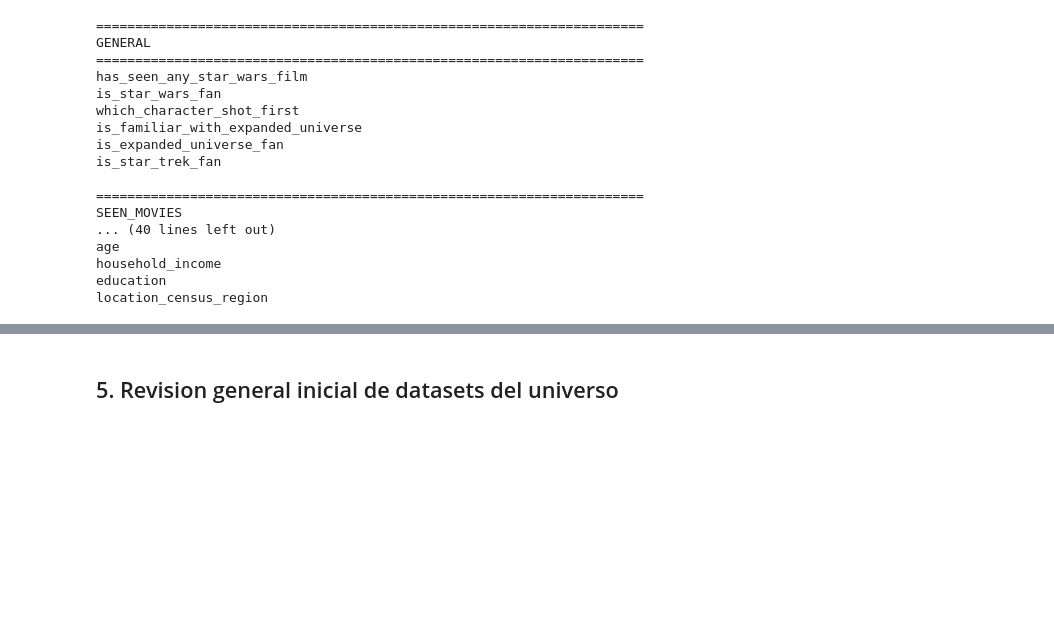
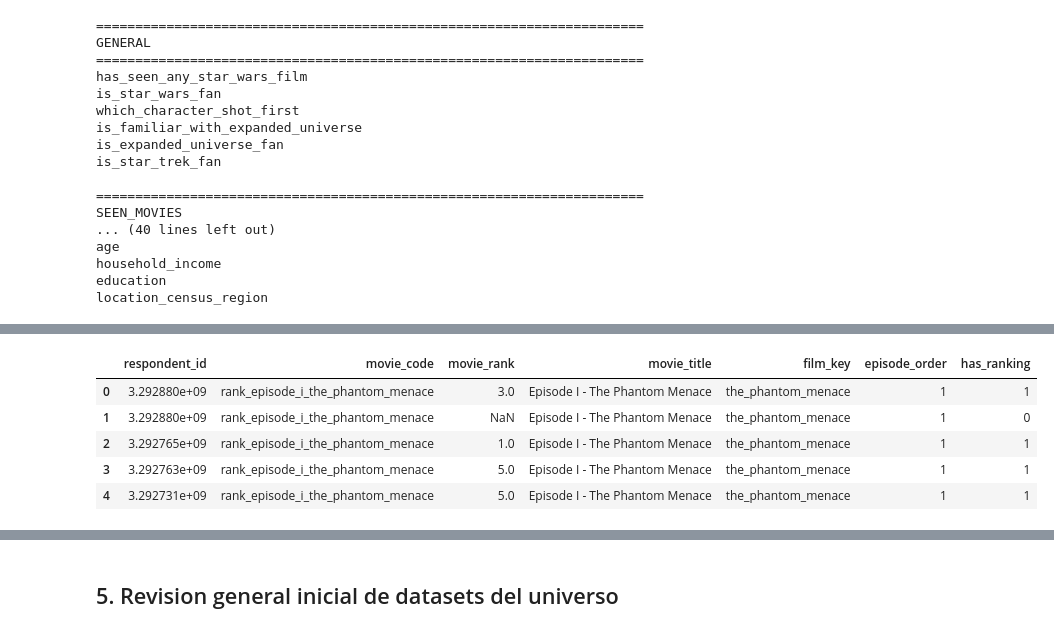
Before and after one commit to elenacarino-max/DashboardStarWars, a Jupyter notebook: notebooks/01_eda_star_wars.ipynb, the cells around one changed output, grey strips where cells are left out. Drawn from its saved outputs; the diff is of its cells as text; code cells hidden in the pictures; blank space fills up the shorter version.

Commit message:
Add Star Wars film business dataset

```diff
--- a/notebooks/01_eda_star_wars.ipynb
+++ b/notebooks/01_eda_star_wars.ipynb
@@ -1109,0 +1129,79 @@ print("CSV de encuesta exportados en:", PROCESSED_DIR)
+# %%
+# TABLAS LARGAS PARA POWER BI
+
+PROCESSED_DIR = Path("data/processed")
+PROCESSED_DIR.mkdir(parents=True, exist_ok=True)
+
+movie_labels = {
+    "seen_episode_i_the_phantom_menace": "Episode I - The Phantom Menace",
+    "seen_episode_ii_attack_of_the_clones": "Episode II - Attack of the Clones",
+    "seen_episode_iii_revenge_of_the_sith": "Episode III - Revenge of the Sith",
+    "seen_episode_iv_a_new_hope": "Episode IV - A New Hope",
+    "seen_episode_v_the_empire_strikes_back": "Episode V - The Empire Strikes Back",
+    "seen_episode_vi_return_of_the_jedi": "Episode VI - Return of the Jedi",
+}
+movie_keys = {
+    "seen_episode_i_the_phantom_menace": "the_phantom_menace",
+    "seen_episode_ii_attack_of_the_clones": "attack_of_the_clones",
+    "seen_episode_iii_revenge_of_the_sith": "revenge_of_the_sith",
+    "seen_episode_iv_a_new_hope": "a_new_hope",
+    "seen_episode_v_the_empire_strikes_back": "the_empire_strikes_back",
+    "seen_episode_vi_return_of_the_jedi": "return_of_the_jedi",
+}
+rank_labels = {col: movie_labels[col.replace("rank_", "seen_")] for col in ranking_columns}
+rank_keys = {col: movie_keys[col.replace("rank_", "seen_")] for col in ranking_columns}
+character_labels = {col: col.replace("opinion_", "").replace("_", " ").title() for col in character_opinion_columns}
+
+survey_respondents = df_survey_clean[[
+    "respondent_id", "has_seen_any_star_wars_film", "has_seen_any_star_wars_film_binary",
+    "is_star_wars_fan", "is_star_wars_fan_binary", "fan_segment",
+    "total_movies_seen", "movie_consumption_segment", "has_complete_movie_ranking",
+    "which_character_shot_first", "is_familiar_with_expanded_universe",
+    "is_familiar_with_expanded_universe_binary", "is_expanded_universe_fan",
+    "is_expanded_universe_fan_binary", "is_star_trek_fan", "is_star_trek_fan_binary",
+    "gender", "age", "household_income", "education", "location_census_region",
+    "has_demographic_info", "average_character_opinion_score",
+]].copy()
+
+survey_movies_seen = df_survey_clean[["respondent_id"] + seen_movies_columns].melt(
+    id_vars="respondent_id", var_name="movie_code", value_name="has_seen_movie"
+)
+survey_movies_seen["movie_title"] = survey_movies_seen["movie_code"].map(movie_labels)
+survey_movies_seen["film_key"] = survey_movies_seen["movie_code"].map(movie_keys)
+survey_movies_seen["episode_order"] = survey_movies_seen["movie_code"].map({col: i + 1 for i, col in enumerate(seen_movies_columns)})
+
+survey_movie_rankings = df_survey_clean[["respondent_id"] + ranking_columns].melt(
+    id_vars="respondent_id", var_name="movie_code", value_name="movie_rank"
+)
+survey_movie_rankings["movie_title"] = survey_movie_rankings["movie_code"].map(rank_labels)
+survey_movie_rankings["film_key"] = survey_movie_rankings["movie_code"].map(rank_keys)
+survey_movie_rankings["episode_order"] = survey_movie_rankings["movie_code"].map({col: i + 1 for i, col in enumerate(ranking_columns)})
+survey_movie_rankings["has_ranking"] = survey_movie_rankings["movie_rank"].notna().astype(int)
+
+survey_character_opinions = df_survey_clean[["respondent_id"] + character_opinion_columns].melt(
+    id_vars="respondent_id", var_name="character_code", value_name="opinion_label"
+)
+survey_character_opinions["character_name"] = survey_character_opinions["character_code"].map(character_labels)
+survey_character_opinions["opinion_score"] = survey_character_opinions["opinion_label"].map(opinion_score_map)
+survey_character_opinions["has_character_opinion"] = survey_character_opinions["opinion_label"].notna().astype(int)
+survey_character_opinions["is_unfamiliar"] = survey_character_opinions["opinion_label"].eq("unfamiliar (n/a)").astype(int)
+
+print("survey_respondents:", survey_respondents.shape)
+print("survey_movies_seen:", survey_movies_seen.shape)
+print("survey_movie_rankings:", survey_movie_rankings.shape)
+print("survey_character_opinions:", survey_character_opinions.shape)
+
+display(survey_respondents.head())
+display(survey_movies_seen.head())
+display(survey_movie_rankings.head())
+display(survey_character_opinions.head())
+
+# Exportacion provisional para Power BI.
+df_survey_clean.to_csv(PROCESSED_DIR / "survey_clean_wide.csv", index=False)
+survey_respondents.to_csv(PROCESSED_DIR / "survey_respondents.csv", index=False)
+survey_movies_seen.to_csv(PROCESSED_DIR / "survey_movies_seen.csv", index=False)
+survey_movie_rankings.to_csv(PROCESSED_DIR / "survey_movie_rankings.csv", index=False)
+survey_character_opinions.to_csv(PROCESSED_DIR / "survey_character_opinions.csv", index=False)
+
+print("CSV de encuesta exportados en:", PROCESSED_DIR)
+# %% [output]
@@ -1109,0 +1224,6 @@ print("CSV de encuesta exportados en:", PROCESSED_DIR)
+|  | respondent_id | movie_code | movie_rank | movie_title | film_key | episode_order | has_ranking |
+| 0 | 3.292880e+09 | rank_episode_i_the_phantom_menace | 3.0 | Episode I - The Phantom Menace | the_phantom_menace | 1 | 1 |
+| 1 | 3.292880e+09 | rank_episode_i_the_phantom_menace | NaN | Episode I - The Phantom Menace | the_phantom_menace | 1 | 0 |
+| 2 | 3.292765e+09 | rank_episode_i_the_phantom_menace | 1.0 | Episode I - The Phantom Menace | the_phantom_menace | 1 | 1 |
+| 3 | 3.292763e+09 | rank_episode_i_the_phantom_menace | 5.0 | Episode I - The Phantom Menace | the_phantom_menace | 1 | 1 |
+| 4 | 3.292731e+09 | rank_episode_i_the_phantom_menace | 5.0 | Episode I - The Phantom Menace | the_phantom_menace | 1 | 1 |
```
Also changed, not shown: parts of 54 cells of this notebook, 8 other files.
